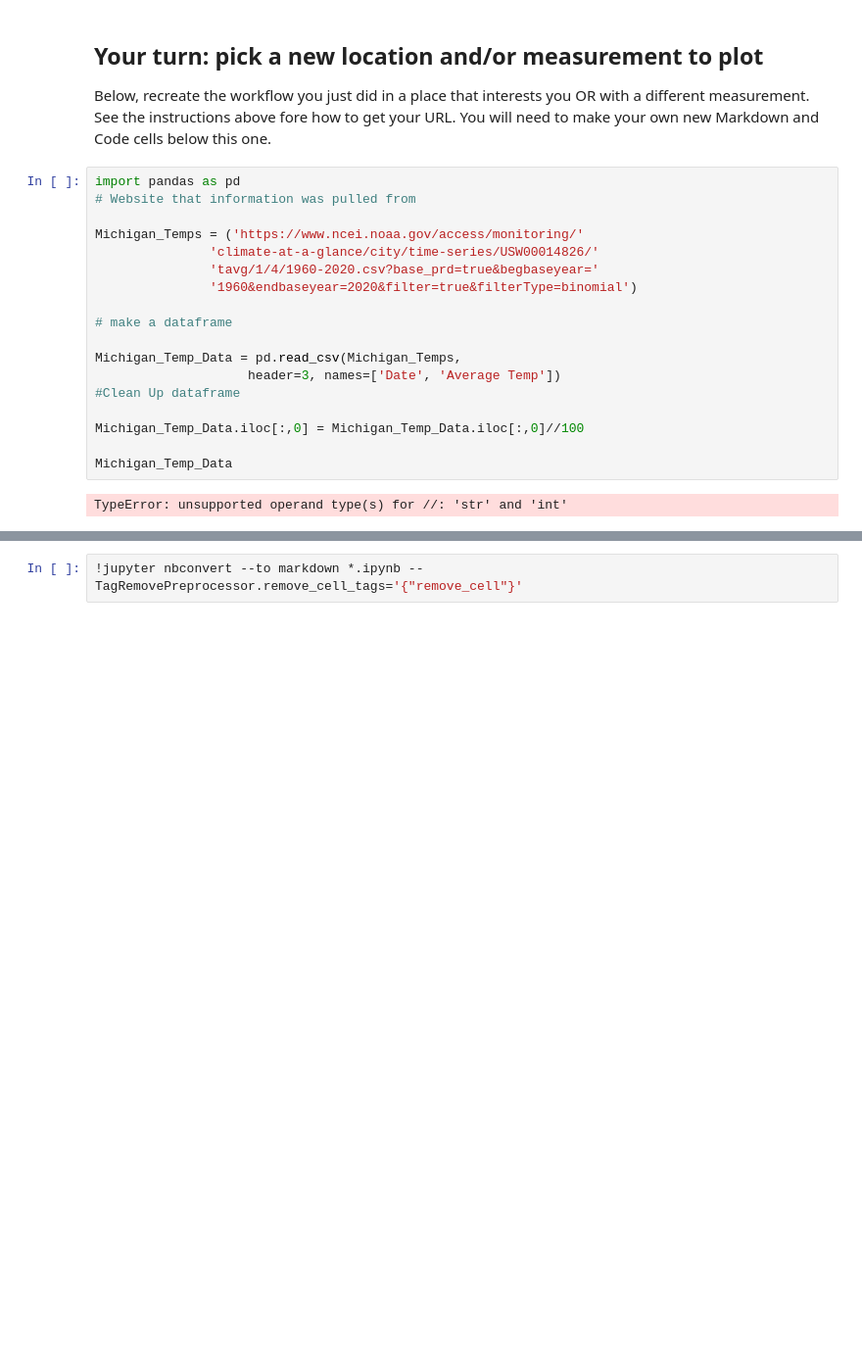
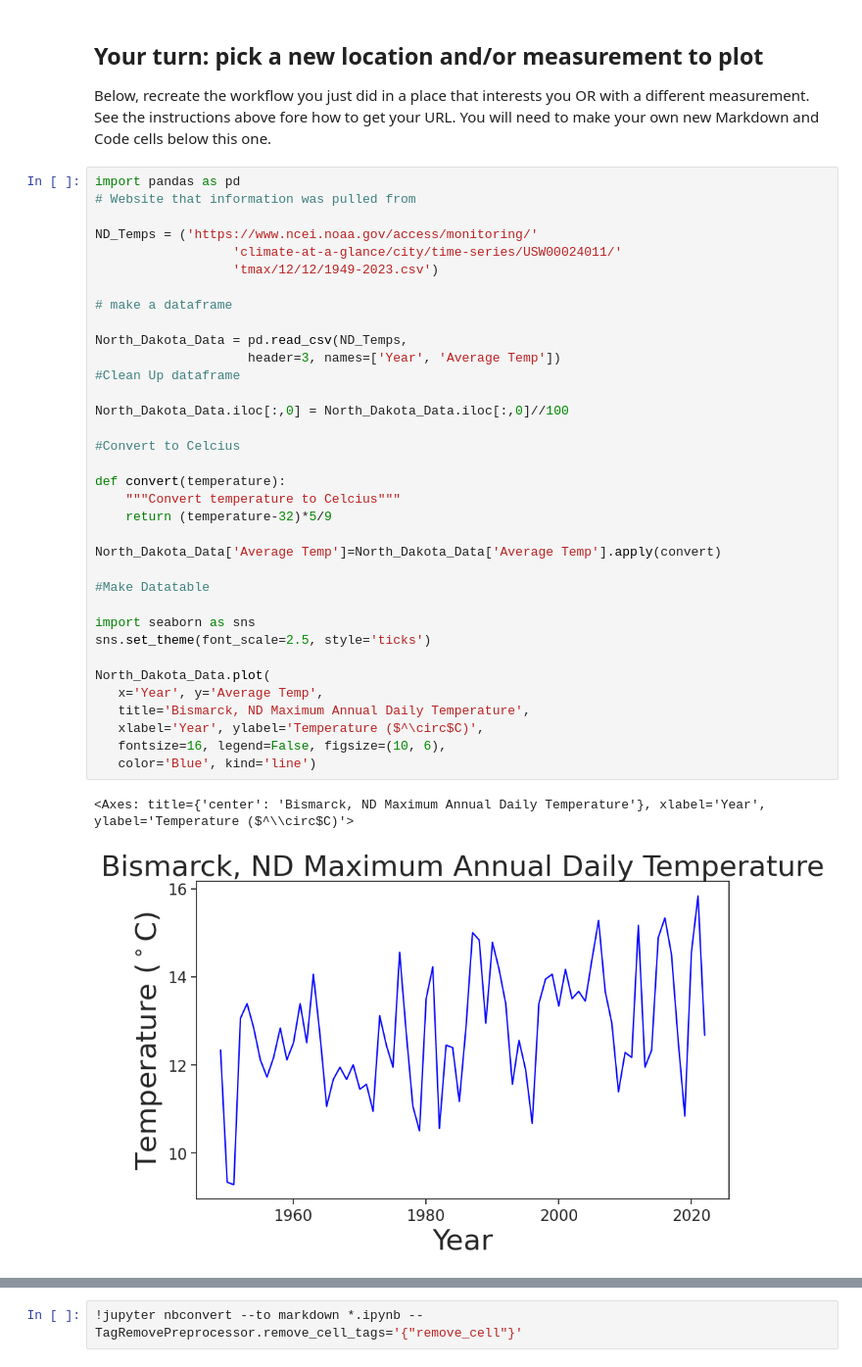
Before and after one commit to KiStroh/get-started-with-reproducible-science-KiStroh, a Jupyter notebook: Get Started with Open Reproducible Science!.ipynb, the cells around one changed output, grey strips where cells are left out. Shown: that part at 98% size. Saved outputs shown, nothing was run; the diff lists cells and outputs as text; blank space fills up the shorter version.

Commit message:
Added Bismarck Plot successfully!

```diff
--- a/Get Started with Open Reproducible Science!.ipynb
+++ b/Get Started with Open Reproducible Science!.ipynb
@@ -465,23 +465,41 @@ Below, recreate the workflow you just did in a place that interests you OR with
 # %%
 import pandas as pd
 # Website that information was pulled from
 
-Michigan_Temps = ('https://www.ncei.noaa.gov/access/monitoring/'
-               'climate-at-a-glance/city/time-series/USW00014826/'
-               'tavg/1/4/1960-2020.csv?base_prd=true&begbaseyear='
-               '1960&endbaseyear=2020&filter=true&filterType=binomial')
+ND_Temps = ('https://www.ncei.noaa.gov/access/monitoring/'
+                  'climate-at-a-glance/city/time-series/USW00024011/'
+                  'tmax/12/12/1949-2023.csv')
 
 # make a dataframe
 
-Michigan_Temp_Data = pd.read_csv(Michigan_Temps,
-                    header=3, names=['Date', 'Average Temp'])
+North_Dakota_Data = pd.read_csv(ND_Temps,
+                    header=3, names=['Year', 'Average Temp'])
 #Clean Up dataframe
 
-Michigan_Temp_Data.iloc[:,0] = Michigan_Temp_Data.iloc[:,0]//100
+North_Dakota_Data.iloc[:,0] = North_Dakota_Data.iloc[:,0]//100
 
-Michigan_Temp_Data
+#Convert to Celcius
+
+def convert(temperature):
+    """Convert temperature to Celcius"""
+    return (temperature-32)*5/9
+
+North_Dakota_Data['Average Temp']=North_Dakota_Data['Average Temp'].apply(convert)
+
+#Make Datatable
+
+import seaborn as sns
+sns.set_theme(font_scale=2.5, style='ticks')
+
+North_Dakota_Data.plot(
+   x='Year', y='Average Temp',
+   title='Bismarck, ND Maximum Annual Daily Temperature',
+   xlabel='Year', ylabel='Temperature ($^\circ$C)',
+   fontsize=16, legend=False, figsize=(10, 6),
+   color='Blue', kind='line')
 # %% [output]
-TypeError: unsupported operand type(s) for //: 'str' and 'int'
+<Axes: title={'center': 'Bismarck, ND Maximum Annual Daily Temperature'}, xlabel='Year', ylabel='Temperature ($^\\circ$C)'>
+[figure, added]
 # %% [markdown]
 ## Congratulations, you finished this coding challenge -- now make sure that your code is **reproducible**
 
```
Also changed, not shown: 1 other file.
